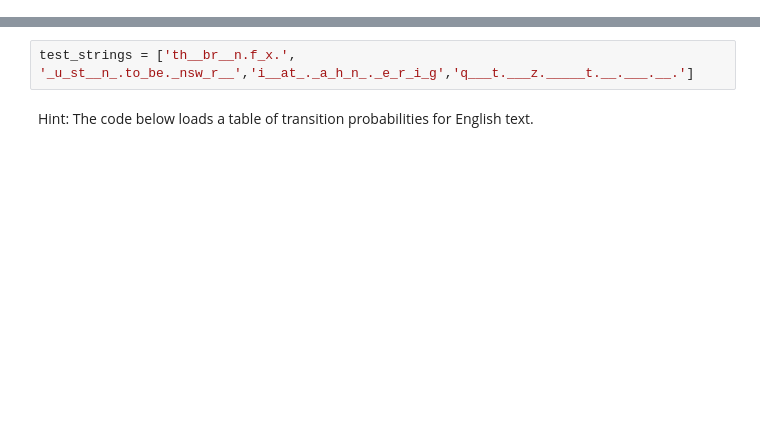
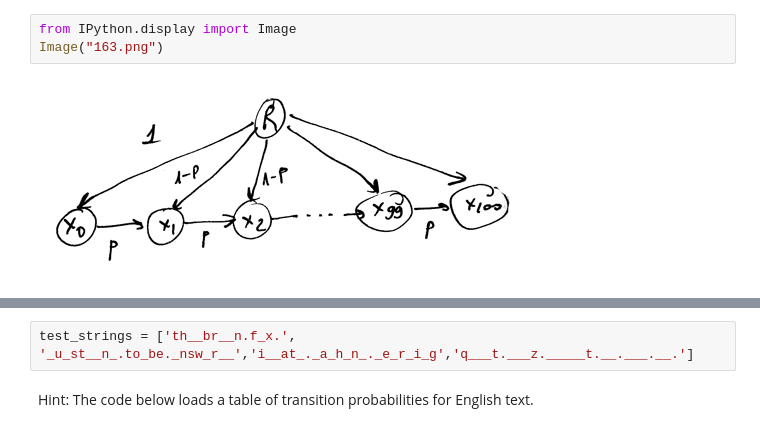
Before and after one commit to CMPE547-Spring-2017-Bogazici/hw3, a Jupyter notebook: Markov Chain of Letters.ipynb, the cells around one changed output, grey strips where cells are left out. Cells and saved outputs as stored; diff of their text form; blank space fills up the shorter version.

```diff
--- a/Markov Chain of Letters.ipynb
+++ b/Markov Chain of Letters.ipynb
@@ -7,0 +21,5 @@ I hereby declare that I observed the honour code of the university when preparin
+# %%
+from IPython.display import Image
+Image("163.png")
+# %% [output]
+[figure, added]
```
Also changed, not shown: parts of 16 cells of this notebook, 4 other files.
